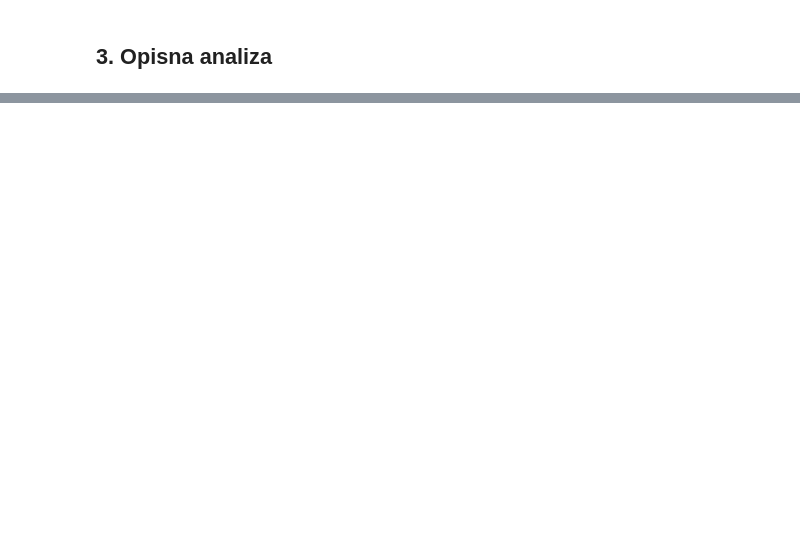
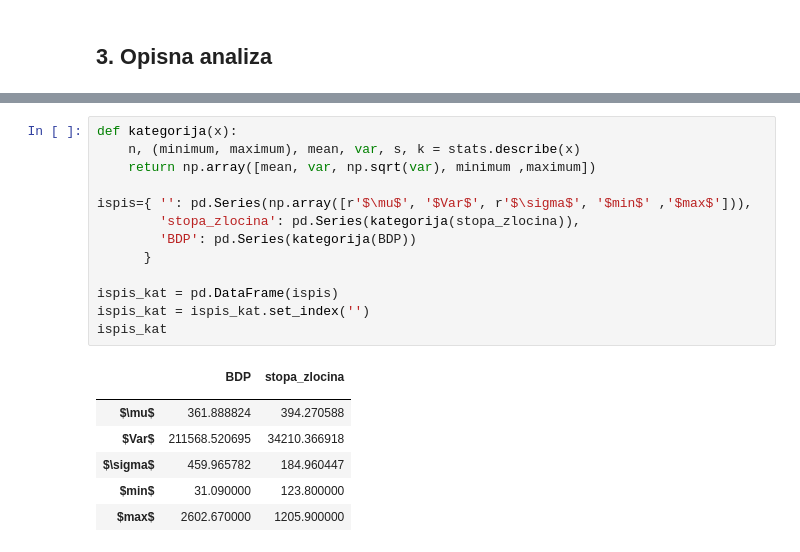
Before and after one commit to migamul/Matematicki-softver, a Jupyter notebook: Analiza zlocina u Sjedinjenim Americkim Drzavama.ipynb, the cells around one changed output, grey strips where cells are left out. Drawn from its saved outputs; the diff is of its cells as text; blank space fills up the shorter version.

```diff
--- a/Analiza zlocina u Sjedinjenim Americkim Drzavama.ipynb
+++ b/Analiza zlocina u Sjedinjenim Americkim Drzavama.ipynb
@@ -180,0 +150,21 @@ dataw.head()
+# %%
+def kategorija(x):
+    n, (minimum, maximum), mean, var, s, k = stats.describe(x)
+    return np.array([mean, var, np.sqrt(var), minimum ,maximum])
+
+ispis={ '': pd.Series(np.array([r'$\mu$', '$Var$', r'$\sigma$', '$min$' ,'$max$'])),
+        'stopa_zlocina': pd.Series(kategorija(stopa_zlocina)),
+        'BDP': pd.Series(kategorija(BDP))
+      }
+
+ispis_kat = pd.DataFrame(ispis)
+ispis_kat = ispis_kat.set_index('')
+ispis_kat
+# %% [output]
+|  | BDP | stopa_zlocina |
+|  |  |  |
+| $\mu$ | 361.888824 | 394.270588 |
+| $Var$ | 211568.520695 | 34210.366918 |
+| $\sigma$ | 459.965782 | 184.960447 |
+| $min$ | 31.090000 | 123.800000 |
+| $max$ | 2602.670000 | 1205.900000 |
```
Also changed, not shown: parts of 24 cells of this notebook, 11 other files.
